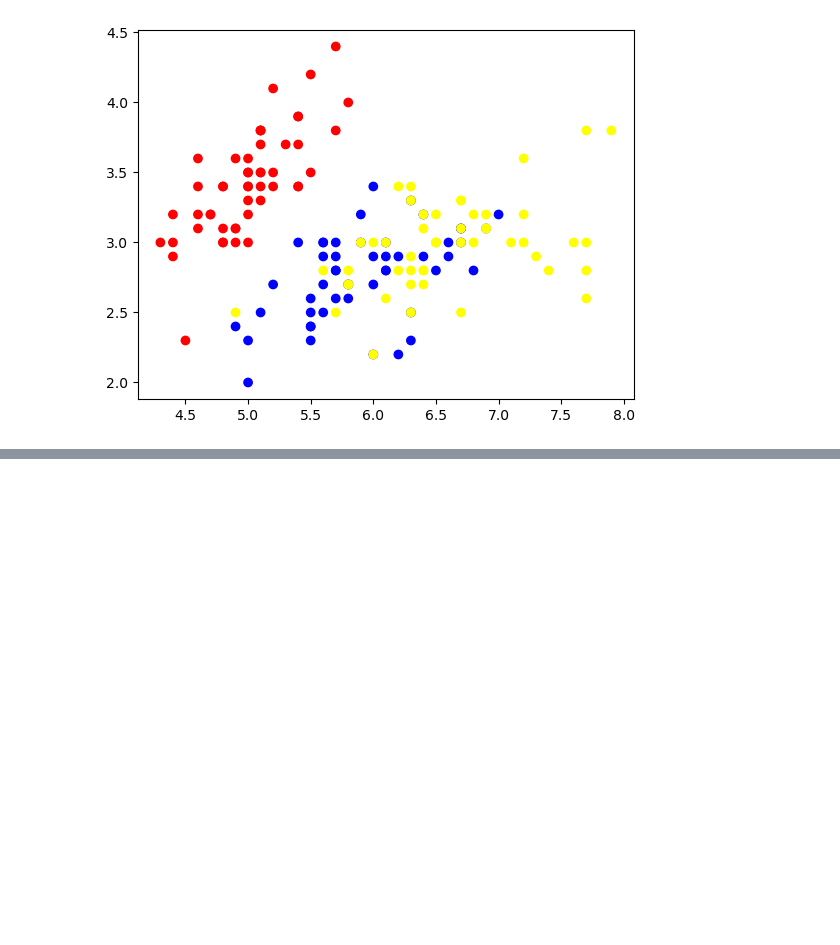
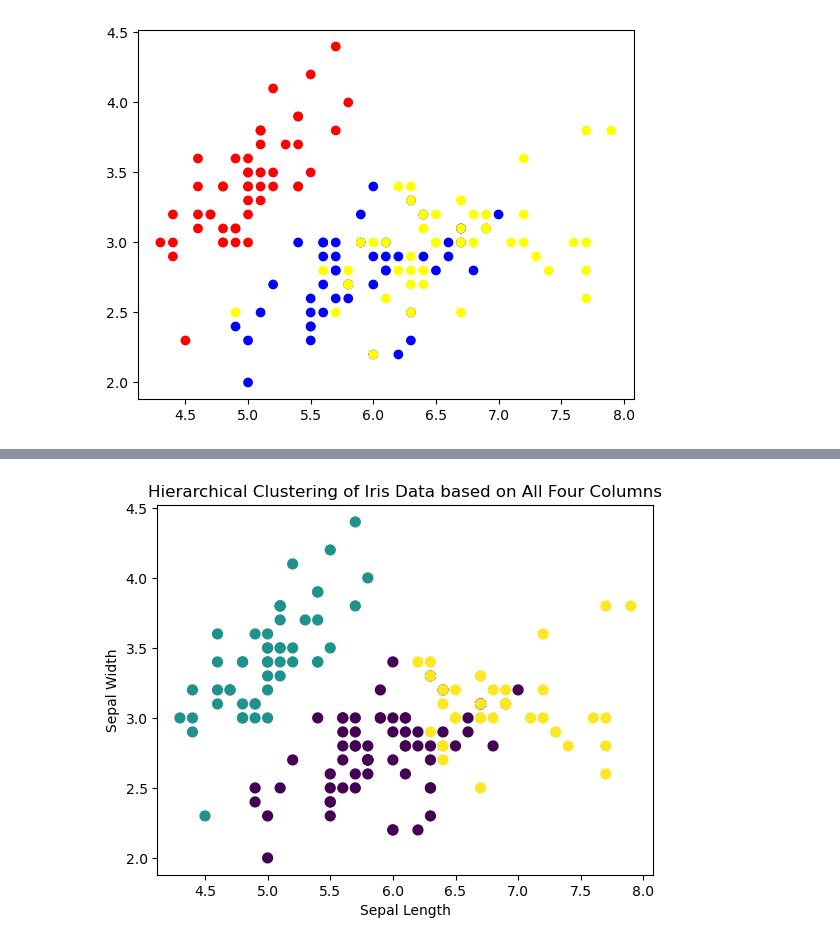
Before and after one commit to Mampah/Artificial-Intelligence, a Jupyter notebook: Ai Group work.ipynb, the cells around one changed output, grey strips where cells are left out. Saved outputs shown, nothing was run; the diff lists cells and outputs as text; code cells hidden in the pictures; blank space fills up the shorter version.

```diff
--- a/Ai Group work.ipynb
+++ b/Ai Group work.ipynb
@@ -92,0 +122,19 @@ X_train, X_test, y_train, y_test = train_test_split(X, y,test_size=0.7)
+# %%
+from sklearn.cluster import AgglomerativeClustering
+import matplotlib.pyplot as plt
+
+# Prepare the data
+X = iris[['sepal.length', 'sepal.width', 'petal.length', 'petal.width']]
+
+# Perform hierarchical clustering
+agg = AgglomerativeClustering(n_clusters=3)
+y_pred = agg.fit_predict(X)
+
+# Visualize the clusters
+plt.scatter(X.iloc[:, 0], X.iloc[:, 1], c=y_pred, s=50, cmap='viridis')
+plt.title('Hierarchical Clustering of Iris Data based on All Four Columns')
+plt.xlabel('Sepal Length')
+plt.ylabel('Sepal Width')
+plt.show()
+# %% [output]
+[figure, added]
```
Also changed, not shown: parts of 12 cells of this notebook.
